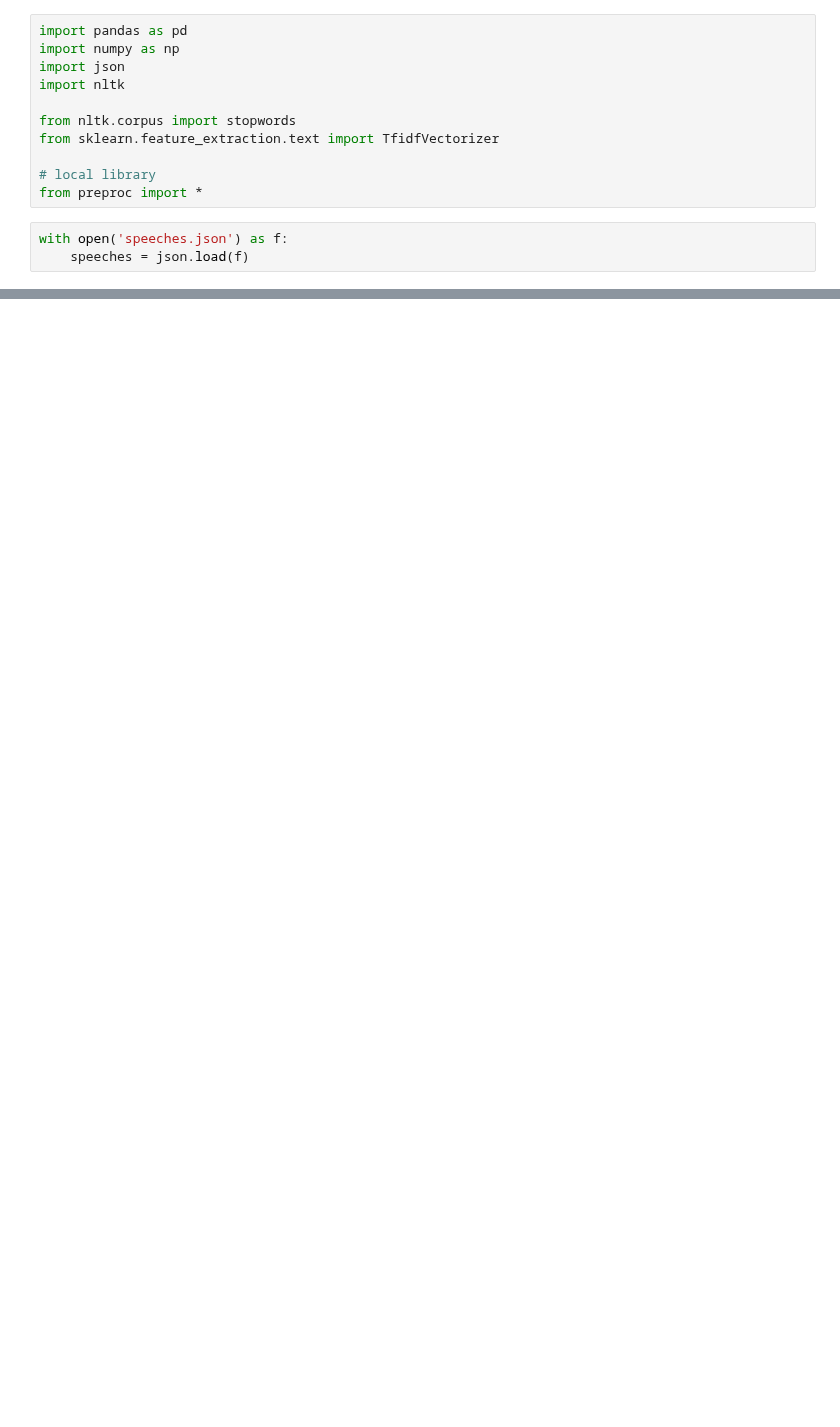
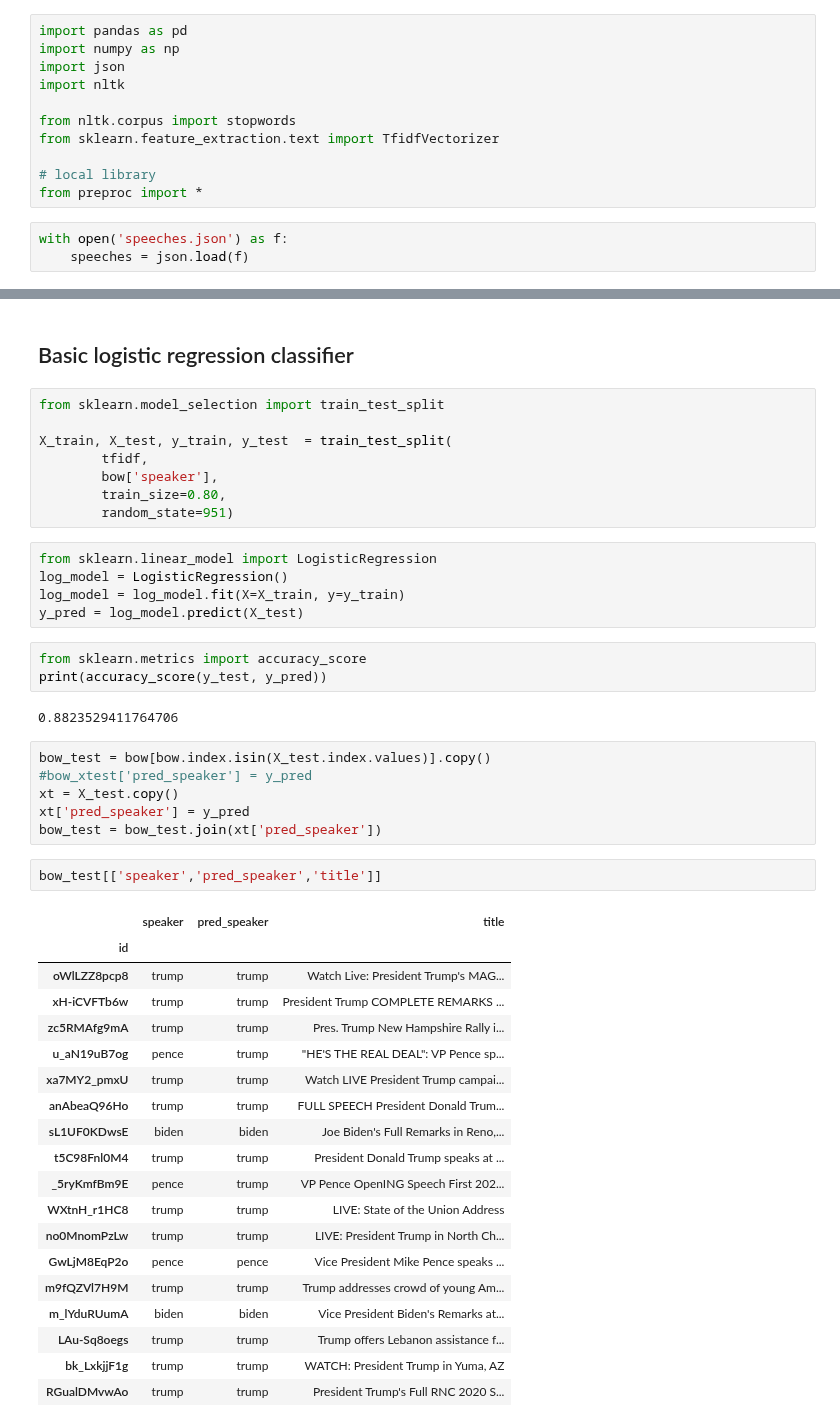
Before and after one commit to kfinity/capstone-speeches, a Jupyter notebook: sklearn_basic.ipynb, the cells around one changed output, grey strips where cells are left out. Cells and saved outputs as stored; diff of their text form; blank space fills up the shorter version.

```diff
--- a/sklearn_basic.ipynb
+++ b/sklearn_basic.ipynb
@@ -44,0 +160,48 @@ tfidf.shape
+# %% [markdown]
+## Basic logistic regression classifier
+# %%
+from sklearn.model_selection import train_test_split
+
+X_train, X_test, y_train, y_test  = train_test_split(
+        tfidf,
+        bow['speaker'],
+        train_size=0.80,
+        random_state=951)
+# %%
+from sklearn.linear_model import LogisticRegression
+log_model = LogisticRegression()
+log_model = log_model.fit(X=X_train, y=y_train)
+y_pred = log_model.predict(X_test)
+# %%
+from sklearn.metrics import accuracy_score
+print(accuracy_score(y_test, y_pred))
+# %% [output]
+0.8823529411764706
+# %%
+bow_test = bow[bow.index.isin(X_test.index.values)].copy()
+#bow_xtest['pred_speaker'] = y_pred
+xt = X_test.copy()
+xt['pred_speaker'] = y_pred
+bow_test = bow_test.join(xt['pred_speaker'])
+# %%
+bow_test[['speaker','pred_speaker','title']]
+# %% [output]
+|  | speaker | pred_speaker | title |
+| id |  |  |  |
+| oWlLZZ8pcp8 | trump | trump | Watch Live: President Trump's MAG... |
+| xH-iCVFTb6w | trump | trump | President Trump COMPLETE REMARKS ... |
+| zc5RMAfg9mA | trump | trump | Pres. Trump New Hampshire Rally i... |
+| u_aN19uB7og | pence | trump | "HE'S THE REAL DEAL": VP Pence sp... |
+| xa7MY2_pmxU | trump | trump | Watch LIVE President Trump campai... |
+| anAbeaQ96Ho | trump | trump | FULL SPEECH President Donald Trum... |
+| sL1UF0KDwsE | biden | biden | Joe Biden's Full Remarks in Reno,... |
+| t5C98Fnl0M4 | trump | trump | President Donald Trump speaks at ... |
+| _5ryKmfBm9E | pence | trump | VP Pence OpenING Speech First 202... |
+| WXtnH_r1HC8 | trump | trump | LIVE: State of the Union Address |
+| no0MnomPzLw | trump | trump | LIVE: President Trump in North Ch... |
+| GwLjM8EqP2o | pence | pence | Vice President Mike Pence speaks ... |
+| m9fQZVl7H9M | trump | trump | Trump addresses crowd of young Am... |
+| m_lYduRUumA | biden | biden | Vice President Biden's Remarks at... |
+| LAu-Sq8oegs | trump | trump | Trump offers Lebanon assistance f... |
+| bk_LxkjjF1g | trump | trump | WATCH: President Trump in Yuma, AZ |
+| RGualDMvwAo | trump | trump | President Trump's Full RNC 2020 S... |
```
Also changed, not shown: parts of 17 cells of this notebook, 2 other files.
